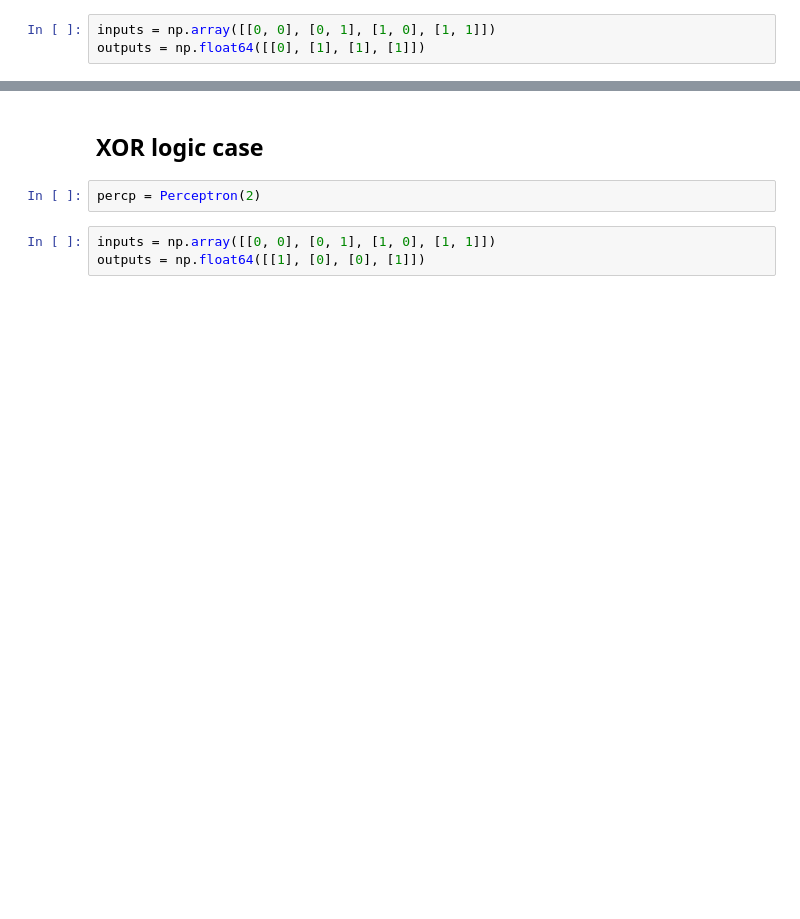
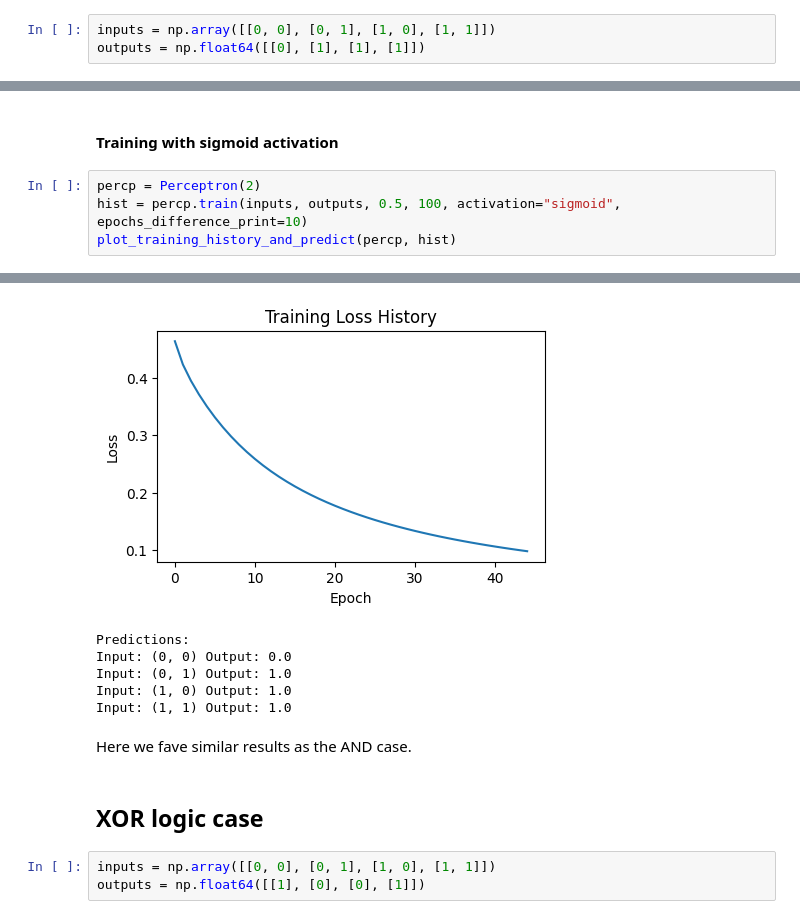
Before and after one commit to IvonLuiz/perceptron, a Jupyter notebook: perceptron.ipynb, the cells around one changed output, grey strips where cells are left out. Cells and saved outputs as stored; diff of their text form; blank space fills up the shorter version.

```diff
--- a/perceptron.ipynb
+++ b/perceptron.ipynb
@@ -159,0 +252,7 @@ plt.plot(hist)
+# %% [markdown]
+#### Training with sigmoid activation
+# %%
+percp = Perceptron(2)
+hist = percp.train(inputs, outputs, 0.5, 100, activation="sigmoid", epochs_difference_print=10)
+plot_training_history_and_predict(percp, hist)
+# %% [output]
@@ -160,7 +264,13 @@ plt.plot(hist)
+[figure, added]
+Predictions:
+Input: (0, 0) Output: 0.0
+Input: (0, 1) Output: 1.0
+Input: (1, 0) Output: 1.0
+Input: (1, 1) Output: 1.0
+# %% [markdown]
+Here we fave similar results as the AND case.
 # %% [markdown]
 ## XOR logic case
-# %%
-percp = Perceptron(2)
 # %%
 inputs = np.array([[0, 0], [0, 1], [1, 0], [1, 1]])
 outputs = np.float64([[1], [0], [0], [1]])
```
Also changed, not shown: parts of 32 cells of this notebook.
